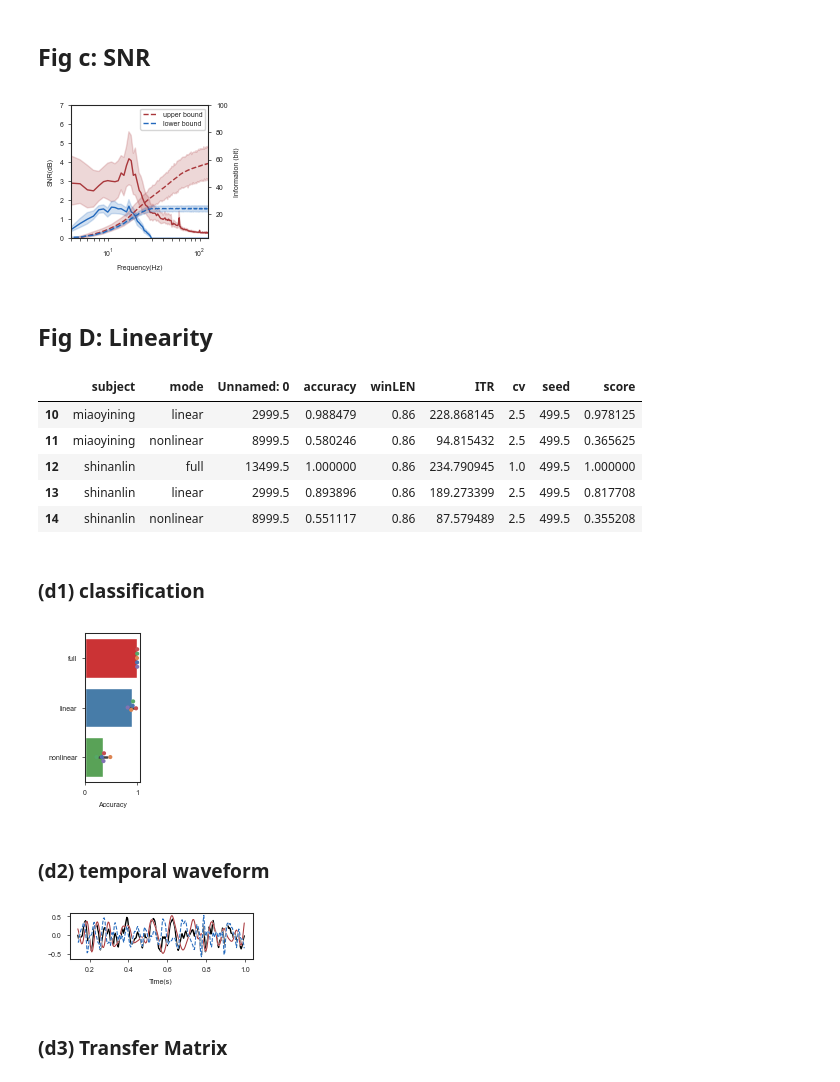
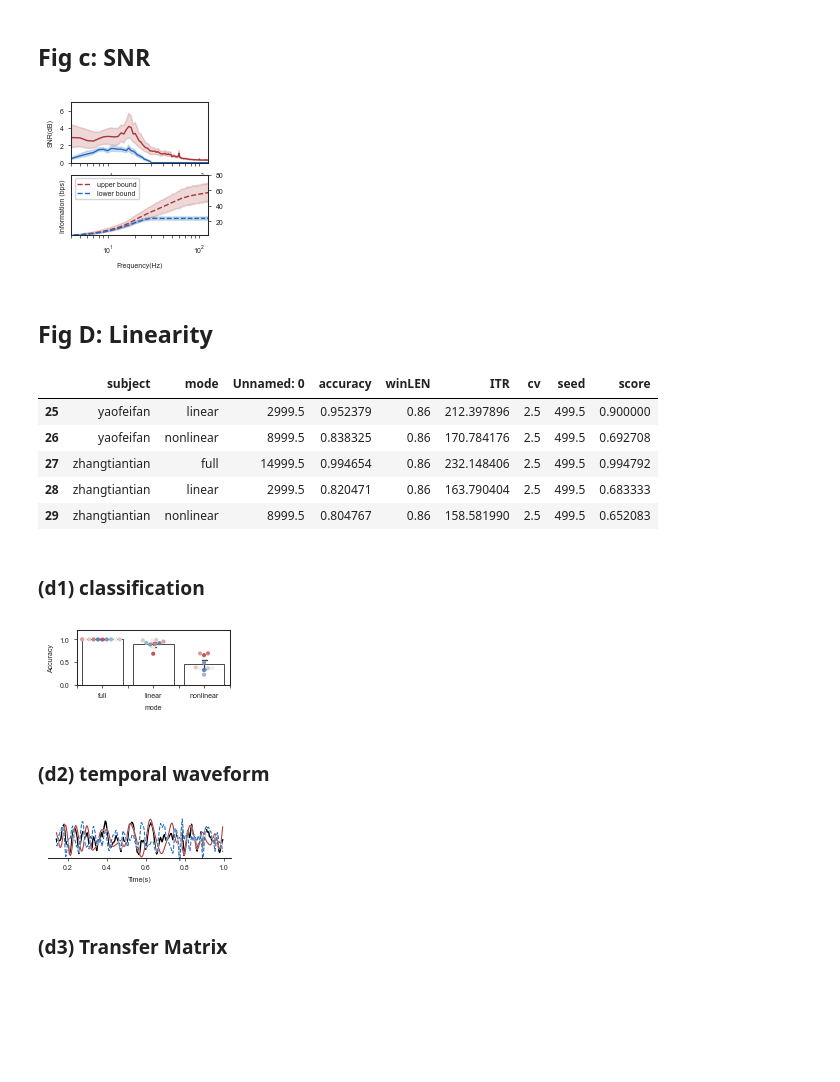
Before and after one commit to shinanlin/WN-BCI, a Jupyter notebook: plotFigure/mainFig1-info.ipynb, the cells around one changed output. Saved outputs shown, nothing was run; the diff lists cells and outputs as text; code cells hidden in the pictures; blank space fills up the shorter version.

```diff
--- a/plotFigure/mainFig1-info.ipynb
+++ b/plotFigure/mainFig1-info.ipynb
@@ -45,7 +45,7 @@ subs = os.listdir(add)
 
 for sub in subs:
     subFolder = add+os.sep+sub
-    if os.path.exists(subFolder+os.sep+'info.csv'):
+    if os.path.exists(subFolder+os.sep+'NaB_info.csv'):
         f = pd.read_csv(subFolder+os.sep+'info.csv')
         capacity.append(f)
 
@@ -92,14 +87,14 @@ xX = model.enhancer.transform(X)
 # %% [markdown]
 ### (a1) Spetral STI amd Resp
 # %%
-fig, (ax,ax1) = plt.subplots(1,2,figsize=(4.5*cm, 2*cm))
+fig, (ax,ax1) = plt.subplots(1,2,figsize=(4.5*cm, 1.5*cm))
 
 sns.set_theme(style='ticks', font='Arial', rc={"lines.linewidth": 1, 'font.size': 5, 'legend.fontsize': 5, 'legend.title_fontsize': 5, 'axes.labelsize': 5, 'xtick.labelsize': 5, 'ytick.labelsize': 5, })
 
-sns.lineplot(data=capacity[(capacity.f>3)&(capacity.f<50)], x='f', y='X', ax=ax,label='Response',color=red)
+sns.lineplot(data=capacity[(capacity.f>3)&(capacity.f<40)], x='f', y='X', ax=ax,color=red)
 sns.lineplot(data=capacity, x='f', y='STI', ax=ax1,color=blue)
 
-ax.set_ylabel('Response')
+ax.set_ylabel('PSD')
 ax1.set_ylabel('Stimulus')
 
 for ax in fig.axes:
@@ -311,41 +306,40 @@ fig.savefig('../images/mainFig1/fig1b22.svg', dpi=300, bbox_inches='tight')
 # %%
 sns.set_theme(style='ticks', font='Arial', rc={"lines.linewidth": 1, 'font.size': 5, 'legend.fontsize': 5, 'legend.title_fontsize': 5, 'axes.labelsize': 5, 'xtick.labelsize': 5, 'ytick.labelsize': 5, })
 
-fig,(ax1) = plt.subplots(1,1,figsize=(4.5*cm,4.4*cm))
-ax2 = ax1.twinx()
+fig,(ax1,ax2) = plt.subplots(2,1,figsize=(4.5*cm,4.4*cm))
 
 plt.subplots_adjust(wspace=0.5)
 
 sns.lineplot(data=capacity, x='f', y='ubSNR', ax=ax1,color=red)
 
 sns.lineplot(data=capacity, x='f', y='lbSNR', ax=ax1, color=blue)
 
-sns.lineplot(data=capacity, x='f', y='ubrate',
-             ax=ax2, label='upper bound', color=red, linestyle='dashed')
+sns.lineplot(data=capacity, x='f', y='ubrate', ax=ax2, label='upper bound', color=red, linestyle='dashed')
 
 sns.lineplot(data=capacity, x='f', y='lbrate', ax=ax2,label='lower bound',color=blue,linestyle='dashed')
+
+ax2.yaxis.tick_right()
 
 for ax in fig.axes:
 
     ax.set_xlim(4, 125)
     ax.tick_params(labelsize=5, width=0.5, length=2, which='both')
     plt.setp(ax.spines.values(), linewidth=0.75)
     ax.set_xscale('log')
     ax.set_xlabel('Frequency(Hz)')
 
-# ax2.axhline(y=24,color='black',linewidth=0.5,linestyle='dashed')
+
 ax1.set_ylabel('SNR(dB)')
-ax2.set_ylabel('Information (bit)')
+ax2.set_ylabel('Information (bps)')
 
-ax2.set_ylim(2, 100)
+ax2.set_ylim(2, 80)
 ax1.set_ylim(0, 7)
 
-# ax2.set_yscale('log')
 
 fig.savefig('../images/mainFig1/fig1c.png',dpi=300,bbox_inches='tight')
 fig.savefig('../images/mainFig1/fig1c.svg',dpi=300,bbox_inches='tight')
 # %% [output]
-[figure, old version]
+[figure, new version]
 # %% [markdown]
 ## Fig D: Linearity
 # %%
@@ -366,31 +360,37 @@ aveLN.head()
 aveLN.tail()
 # %% [output]
 |  | subject | mode | Unnamed: 0 | accuracy | winLEN | ITR | cv | seed | score |
-| 10 | miaoyining | linear | 2999.5 | 0.988479 | 0.86 | 228.868145 | 2.5 | 499.5 | 0.978125 |
-| 11 | miaoyining | nonlinear | 8999.5 | 0.580246 | 0.86 | 94.815432 | 2.5 | 499.5 | 0.365625 |
-| 12 | shinanlin | full | 13499.5 | 1.000000 | 0.86 | 234.790945 | 1.0 | 499.5 | 1.000000 |
-| 13 | shinanlin | linear | 2999.5 | 0.893896 | 0.86 | 189.273399 | 2.5 | 499.5 | 0.817708 |
-| 14 | shinanlin | nonlinear | 8999.5 | 0.551117 | 0.86 | 87.579489 | 2.5 | 499.5 | 0.355208 |
+| 25 | yaofeifan | linear | 2999.5 | 0.952379 | 0.86 | 212.397896 | 2.5 | 499.5 | 0.900000 |
+| 26 | yaofeifan | nonlinear | 8999.5 | 0.838325 | 0.86 | 170.784176 | 2.5 | 499.5 | 0.692708 |
+| 27 | zhangtiantian | full | 14999.5 | 0.994654 | 0.86 | 232.148406 | 2.5 | 499.5 | 0.994792 |
+| 28 | zhangtiantian | linear | 2999.5 | 0.820471 | 0.86 | 163.790404 | 2.5 | 499.5 | 0.683333 |
+| 29 | zhangtiantian | nonlinear | 8999.5 | 0.804767 | 0.86 | 158.581990 | 2.5 | 499.5 | 0.652083 |
 # %% [markdown]
 ### (d1) classification
 # %%
 sns.set_theme(style='ticks', font='Arial', rc={"lines.linewidth": 1, 'font.size': 5, 'legend.fontsize': 5,
               'legend.title_fontsize': 5, 'axes.labelsize': 5, 'xtick.labelsize': 5, 'ytick.labelsize': 5, })
 
-f,ax = plt.subplots(figsize=(1.8*cm,4.9*cm))
-sns.barplot(data=aveLN,x='score',y='mode',palette='Set1')
-sns.swarmplot(data=aveLN,x='score',y='mode',hue='subject',legend=False,size=3)
+f,ax = plt.subplots(figsize=(5*cm,1.8*cm))
 
-ax.tick_params(labelsize=5, width=0.5, length=2, which='both')
+
+sns.barplot(data=aveLN, x='mode', y='score',
+            linewidth=0.5, errwidth=1, capsize=0.1, edgecolor='black', facecolor=(0, 0, 0, 0),)
+sns.swarmplot(data=aveLN, x='mode', y='score', hue='subject',
+              legend=False, size=3, palette='vlag')
+
+ax.tick_params(labelsize=5, width=0.5, length=2, which='both',)
 plt.setp(ax.spines.values(), linewidth=0.75)
 
+ax.set_ylim(0,1.2)
+ax.xaxis.set_major_locator(ticker.MultipleLocator(0.5))
 ax.set_ylabel('')
-ax.set_xlabel('Accuracy')
+ax.set_ylabel('Accuracy')
 
 plt.savefig('../images/mainFig1/fig1d1.png',dpi=400,bbox_inches='tight')
 plt.savefig('../images/mainFig1/fig1d1.svg',dpi=400,bbox_inches='tight')
 # %% [output]
-[figure, old version]
+[figure, new version]
 # %% [markdown]
 ### (d2) temporal waveform
 # %%
@@ -440,14 +440,23 @@ ax.plot(t,model.linear[classINX].T,color=red,linewidth=0.75)
 ax.plot(t, model.nonlinear[classINX].T, color='white',linestyle='solid',linewidth=1)
 ax.plot(t, model.nonlinear[classINX].T, color=blue,linestyle='dashed',linewidth=0.75)
 
+
+for spine in ['top', 'right', 'left']:
+    ax.spines[spine].set_visible(False)
+ax.spines['bottom'].set_position(('data', -0.5))
+
 ax.tick_params(labelsize=5, width=0.5, length=2, which='both')
 plt.setp(ax.spines.values(), linewidth=0.75)
 
 ax.set_xlabel('Time(s)')
+
+ax.set_yticklabels([])
+ax.set_yticks([])
+
 plt.savefig('../images/mainFig1/fig1d2.png',dpi=400,bbox_inches='tight')
 plt.savefig('../images/mainFig1/fig1d2.svg',dpi=400,bbox_inches='tight')
 # %% [output]
-[figure, old version]
+[figure, new version]
 # %% [markdown]
 ### (d3) Transfer Matrix
 # %%
```
Also changed, not shown: parts of 7 cells of this notebook, 32 other files.
